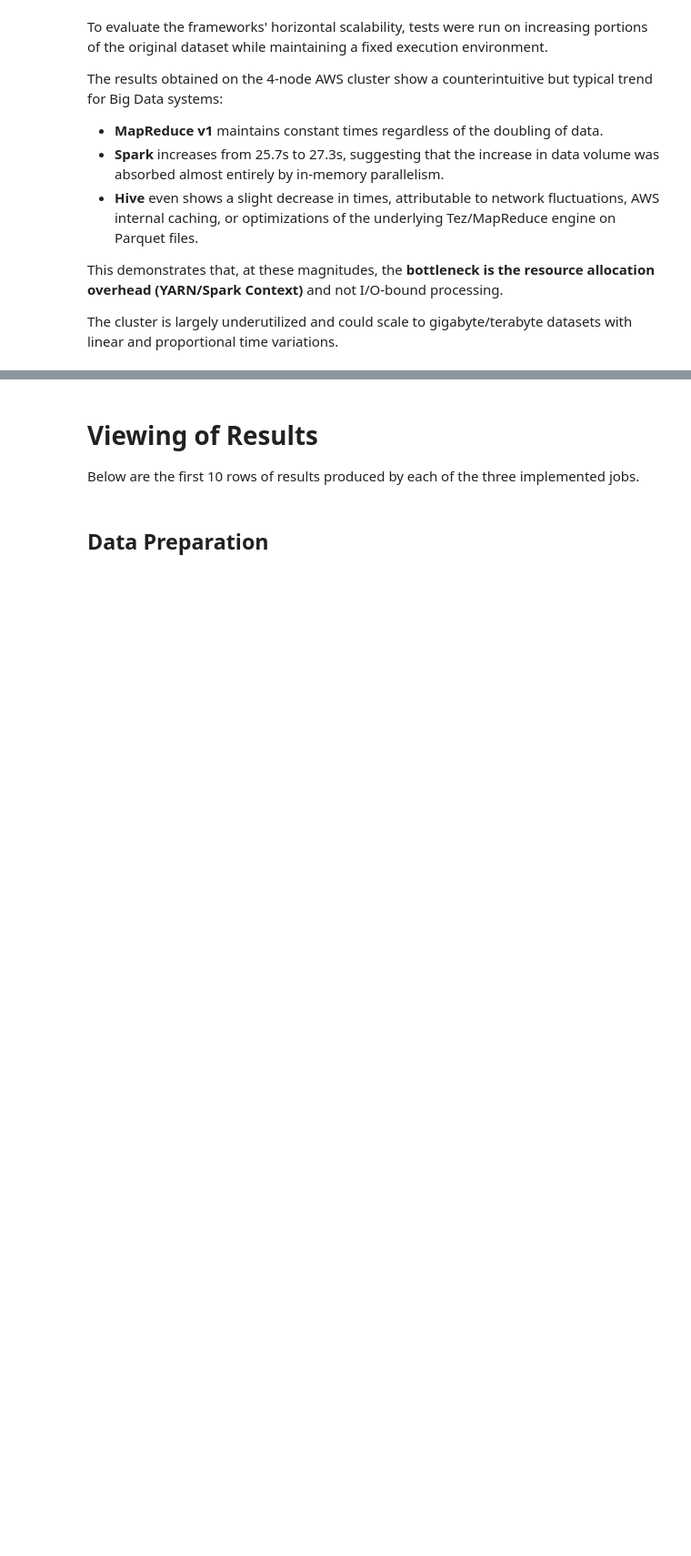
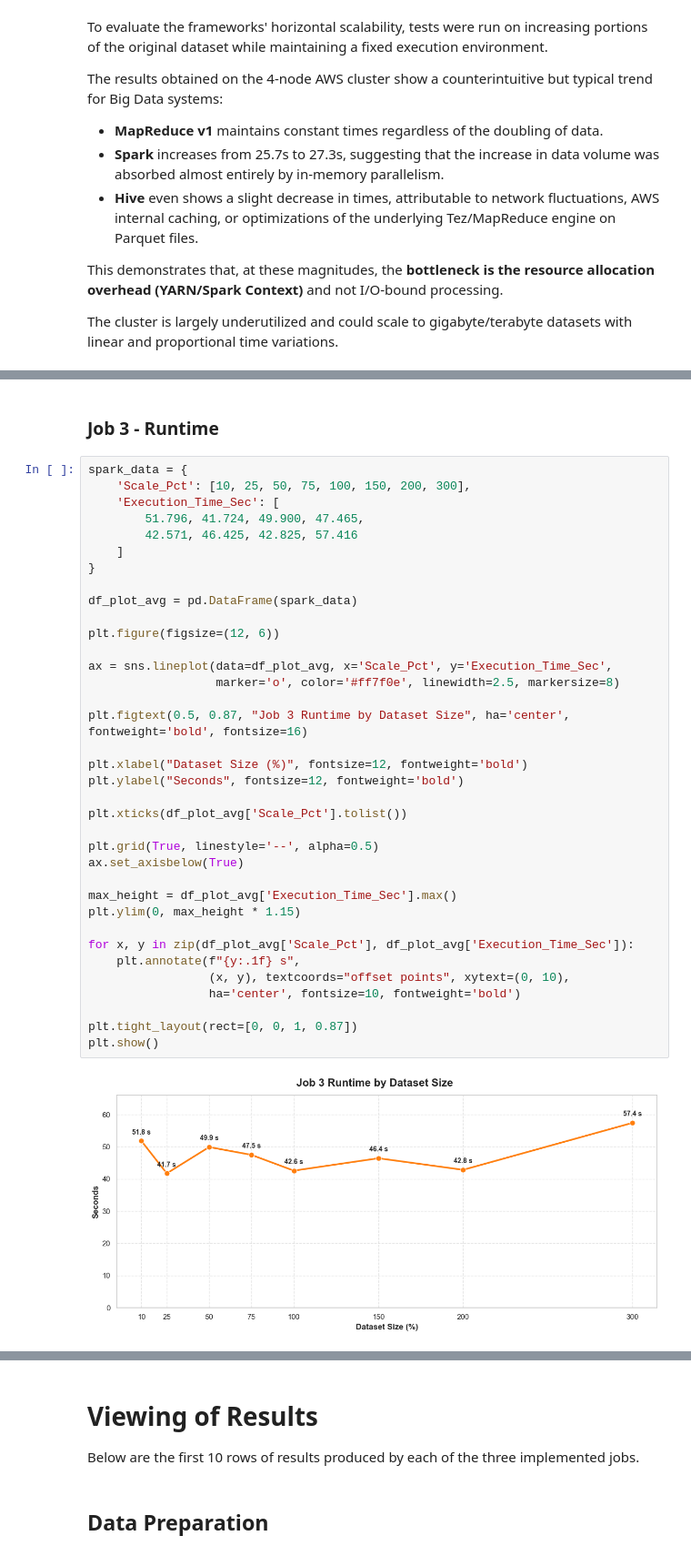
Before and after one commit to ireproces/mybd, a Jupyter notebook: Flight-Delay_Project/report/Experimental_Analysis.ipynb, the cells around one changed output, grey strips where cells are left out. Shown at 91% size. Saved outputs shown, nothing was run; the diff lists cells and outputs as text; blank space fills up the shorter version.

```diff
--- a/Flight-Delay_Project/report/Experimental_Analysis.ipynb
+++ b/Flight-Delay_Project/report/Experimental_Analysis.ipynb
@@ -280,0 +365,40 @@ plt.show()
+# %% [markdown]
+### Job 3 - Runtime
+# %%
+spark_data = {
+    'Scale_Pct': [10, 25, 50, 75, 100, 150, 200, 300],
+    'Execution_Time_Sec': [
+        51.796, 41.724, 49.900, 47.465,
+        42.571, 46.425, 42.825, 57.416
+    ]
+}
+
+df_plot_avg = pd.DataFrame(spark_data)
+
+plt.figure(figsize=(12, 6))
+
+ax = sns.lineplot(data=df_plot_avg, x='Scale_Pct', y='Execution_Time_Sec',
+                  marker='o', color='#ff7f0e', linewidth=2.5, markersize=8)
+
+plt.figtext(0.5, 0.87, "Job 3 Runtime by Dataset Size", ha='center', fontweight='bold', fontsize=16)
+
+plt.xlabel("Dataset Size (%)", fontsize=12, fontweight='bold')
+plt.ylabel("Seconds", fontsize=12, fontweight='bold')
+
+plt.xticks(df_plot_avg['Scale_Pct'].tolist())
+
+plt.grid(True, linestyle='--', alpha=0.5)
+ax.set_axisbelow(True)
+
+max_height = df_plot_avg['Execution_Time_Sec'].max()
+plt.ylim(0, max_height * 1.15)
+
+for x, y in zip(df_plot_avg['Scale_Pct'], df_plot_avg['Execution_Time_Sec']):
+    plt.annotate(f"{y:.1f} s",
+                 (x, y), textcoords="offset points", xytext=(0, 10),
+                 ha='center', fontsize=10, fontweight='bold')
+
+plt.tight_layout(rect=[0, 0, 1, 0.87])
+plt.show()
+# %% [output]
+[figure, added]
```
Also changed, not shown: parts of 20 cells of this notebook.
